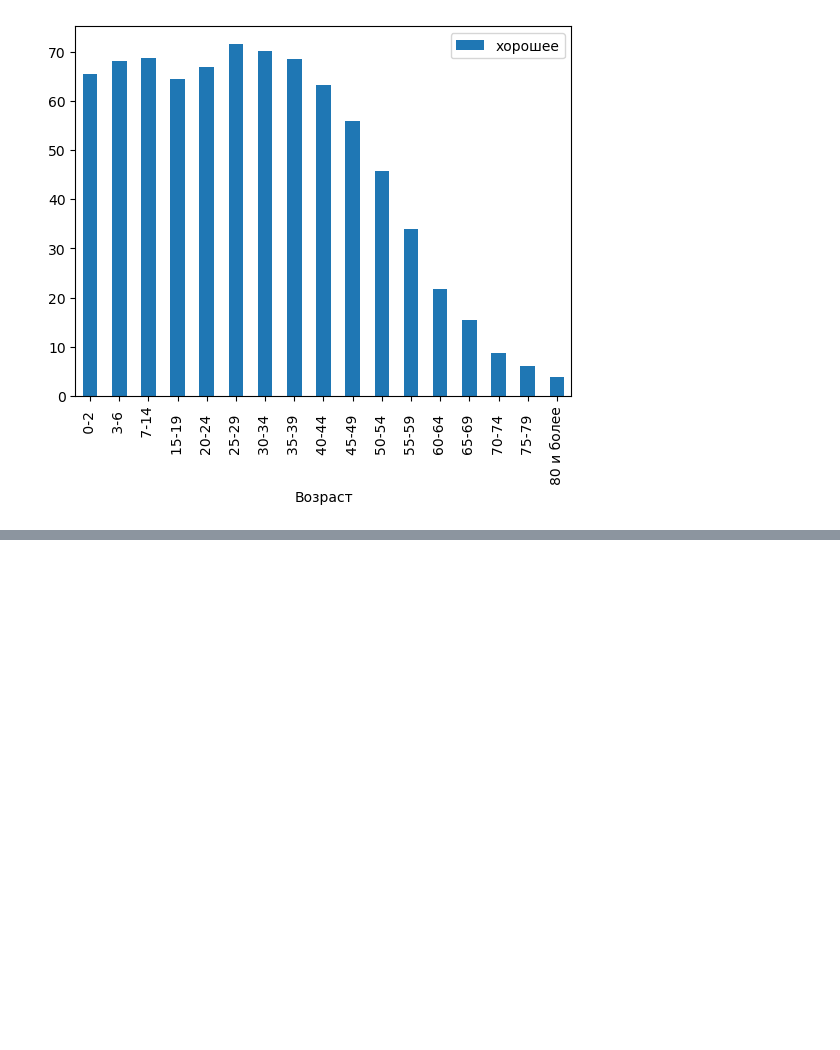
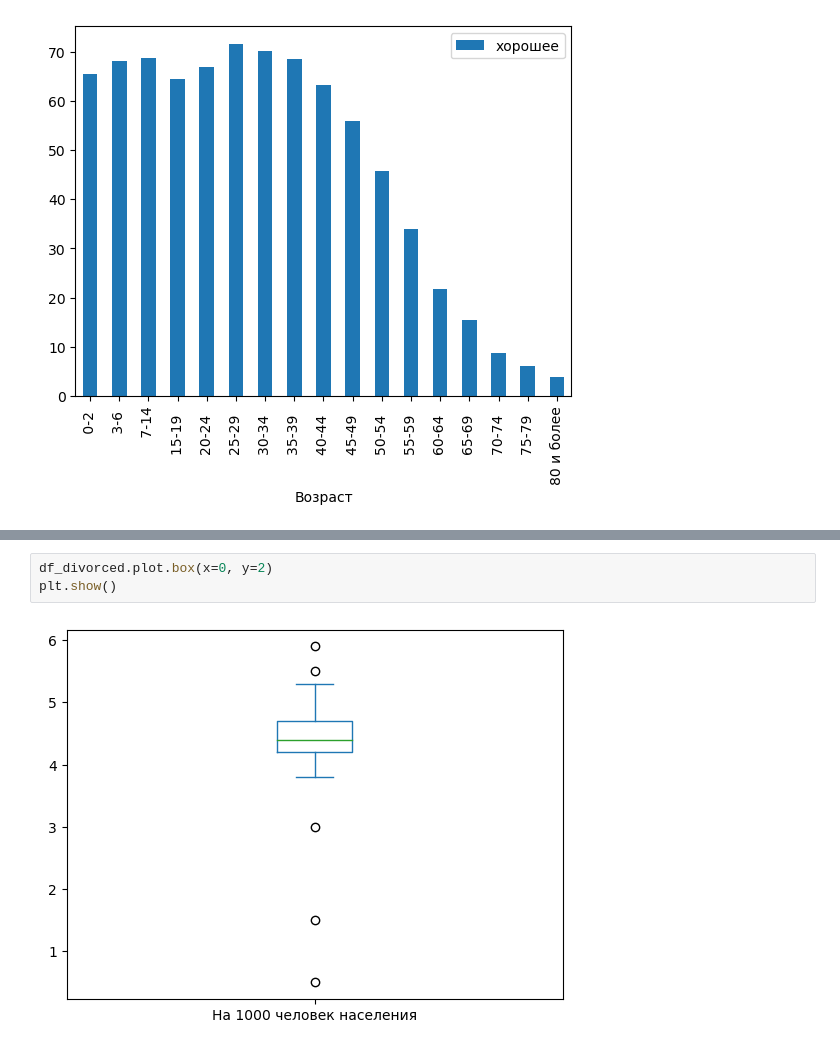
Before and after one commit to nrww/LR1-TViSvMO, a Jupyter notebook: ЛР 1 ТВиСвМО.ipynb, the cells around one changed output, grey strips where cells are left out. Drawn from its saved outputs; the diff is of its cells as text; blank space fills up the shorter version.

```diff
--- a/ЛР 1 ТВиСвМО.ipynb
+++ b/ЛР 1 ТВиСвМО.ipynb
@@ -157,0 +193,5 @@ plt.show()
+# %%
+df_divorced.plot.box(x=0, y=2)
+plt.show()
+# %% [output]
+[figure, added]
```
Also changed, not shown: parts of 7 cells of this notebook, 3 other files.
